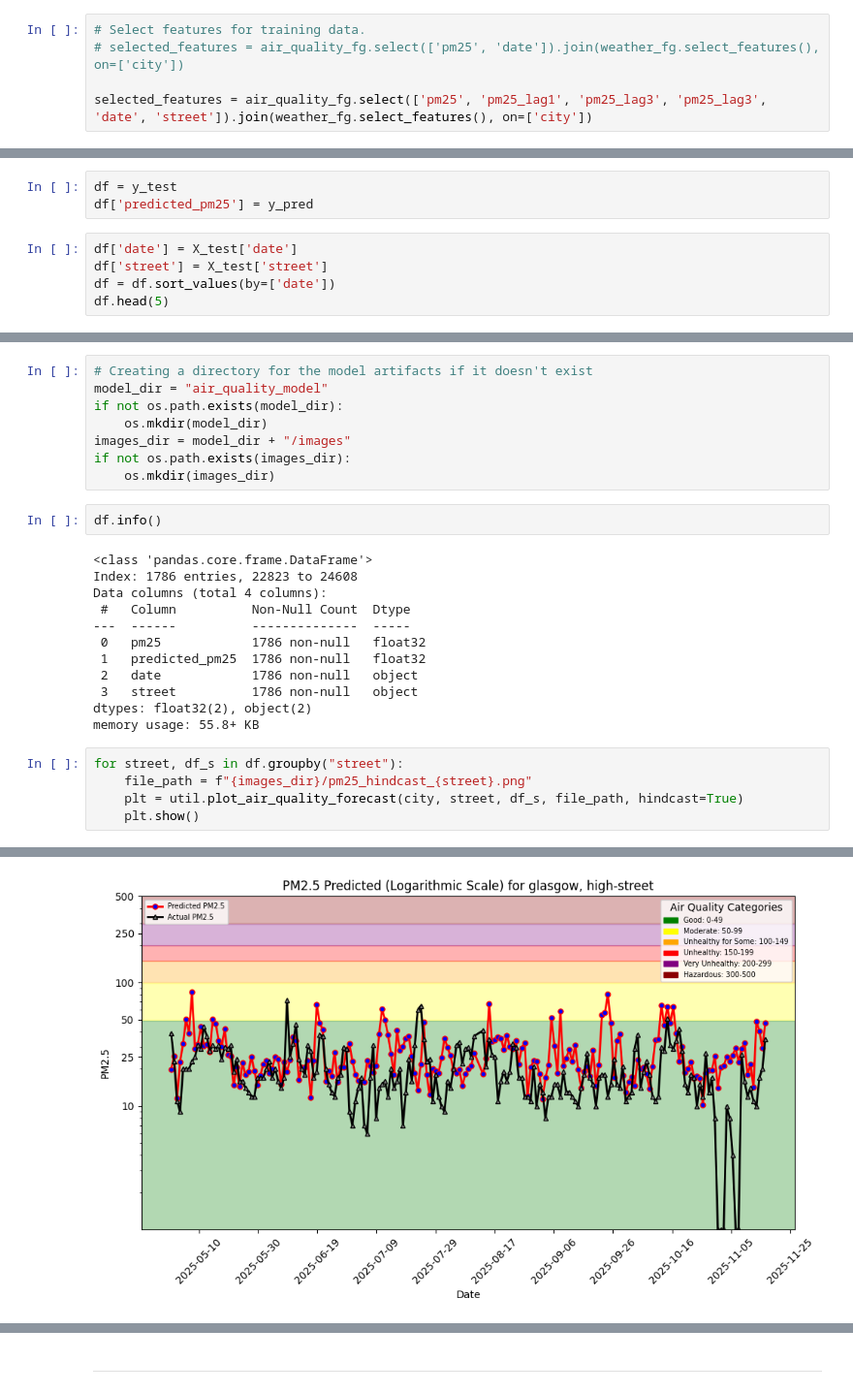
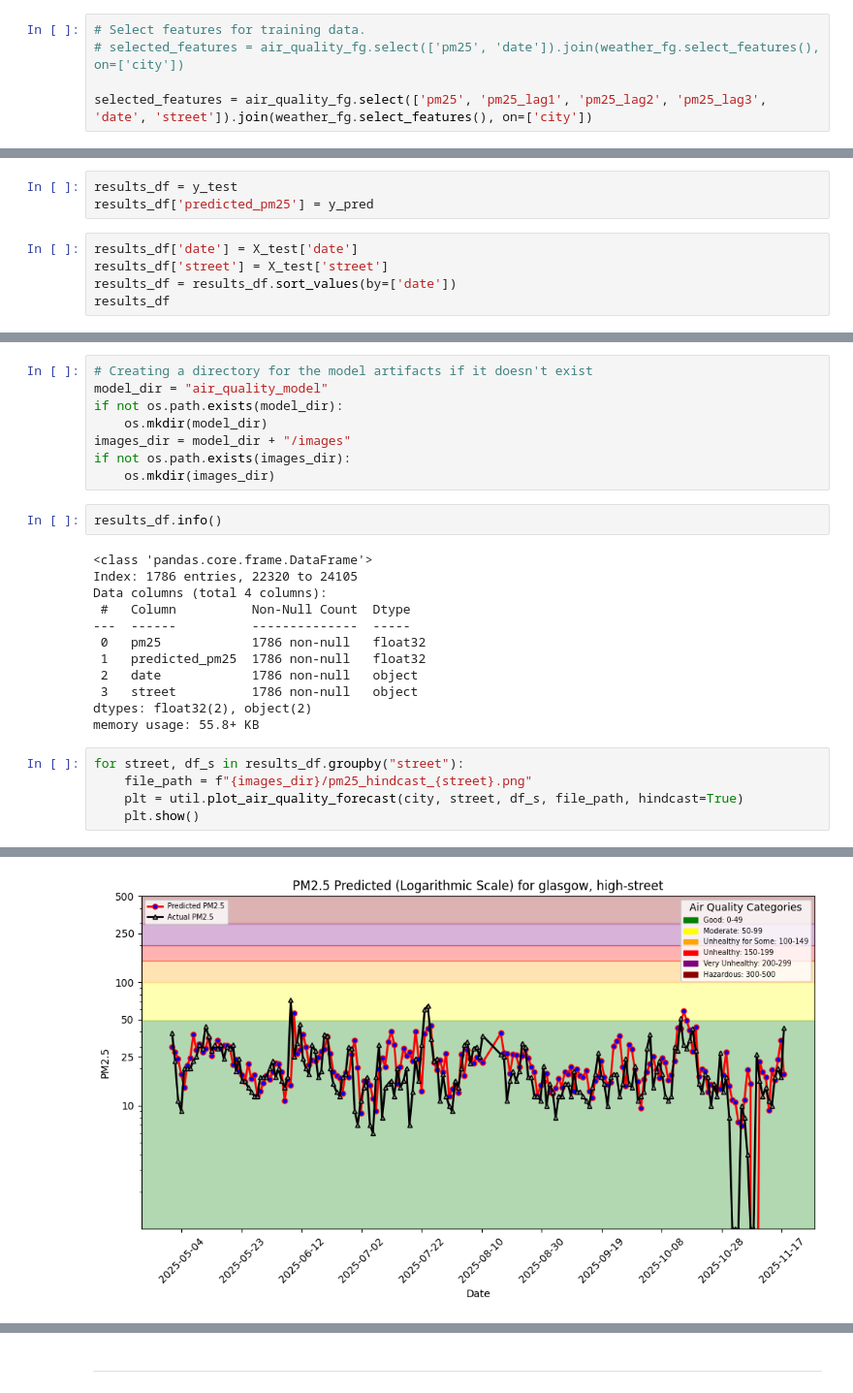
Before and after one commit to featurestorebook/mlfs-book, a Jupyter notebook: notebooks/airquality/3_air_quality_training_pipeline.ipynb, the cells around one changed output, grey strips where cells are left out. Shown at 97% size. Cells and saved outputs as stored; diff of their text form.

```diff
--- a/notebooks/airquality/3_air_quality_training_pipeline.ipynb
+++ b/notebooks/airquality/3_air_quality_training_pipeline.ipynb
@@ -112,5 +112,5 @@ weather_fg = fs.get_feature_group(
 # Select features for training data.
 # selected_features = air_quality_fg.select(['pm25', 'date']).join(weather_fg.select_features(), on=['city'])
 
-selected_features = air_quality_fg.select(['pm25', 'pm25_lag1', 'pm25_lag3', 'pm25_lag3', 'date', 'street']).join(weather_fg.select_features(), on=['city'])
+selected_features = air_quality_fg.select(['pm25', 'pm25_lag1', 'pm25_lag2', 'pm25_lag3', 'date', 'street']).join(weather_fg.select_features(), on=['city'])
 # %% [output]
@@ -287,10 +273,10 @@ R squared: -1.016245278297637
 # %%
-df = y_test
-df['predicted_pm25'] = y_pred
+results_df = y_test
+results_df['predicted_pm25'] = y_pred
 # %%
-df['date'] = X_test['date']
-df['street'] = X_test['street']
-df = df.sort_values(by=['date'])
-df.head(5)
+results_df['date'] = X_test['date']
+results_df['street'] = X_test['street']
+results_df = results_df.sort_values(by=['date'])
+results_df
 # %% [output]
 |  | pm25 | predicted_pm25 | date | street |
@@ -308,10 +301,10 @@ images_dir = model_dir + "/images"
 if not os.path.exists(images_dir):
     os.mkdir(images_dir)
 # %%
-df.info()
+results_df.info()
 # %% [output]
 <class 'pandas.core.frame.DataFrame'>
-Index: 1786 entries, 22823 to 24608
+Index: 1786 entries, 22320 to 24105
 Data columns (total 4 columns):
  #   Column          Non-Null Count  Dtype
 ---  ------          --------------  -----
@@ -322,7 +315,7 @@ Data columns (total 4 columns):
 dtypes: float32(2), object(2)
 memory usage: 55.8+ KB
 # %%
-for street, df_s in df.groupby("street"):
+for street, df_s in results_df.groupby("street"):
     file_path = f"{images_dir}/pm25_hindcast_{street}.png"
     plt = util.plot_air_quality_forecast(city, street, df_s, file_path, hindcast=True)
     plt.show()
@@ -335 +328 @@ for street, df_s in df.groupby("street"):
-[figure, old version]
+[figure, new version]
```
Also changed, not shown: parts of 13 cells of this notebook.
